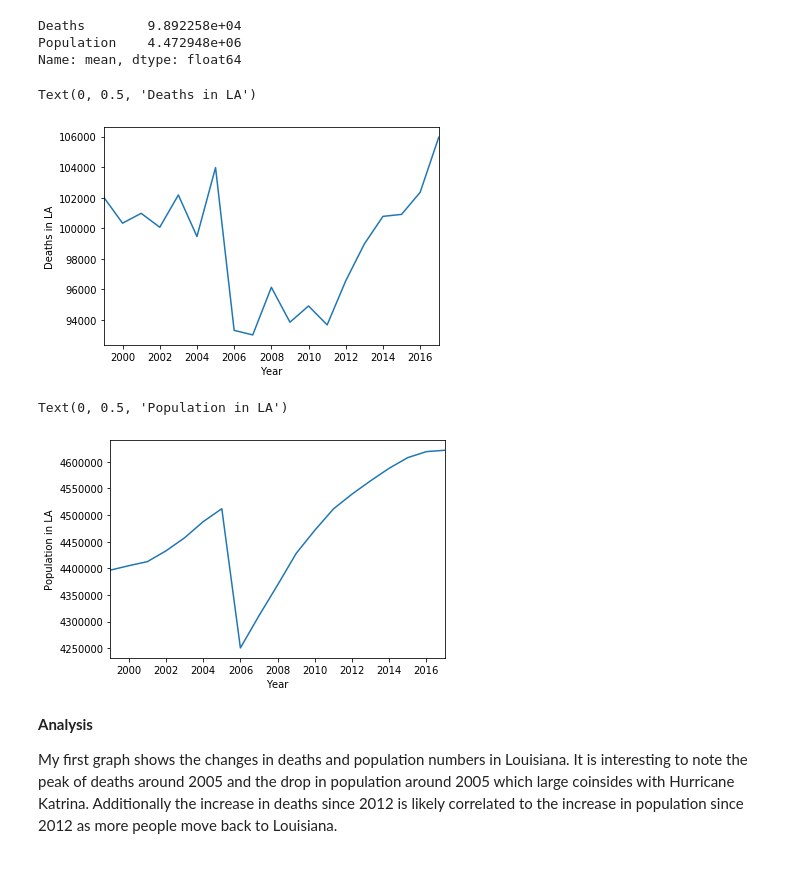
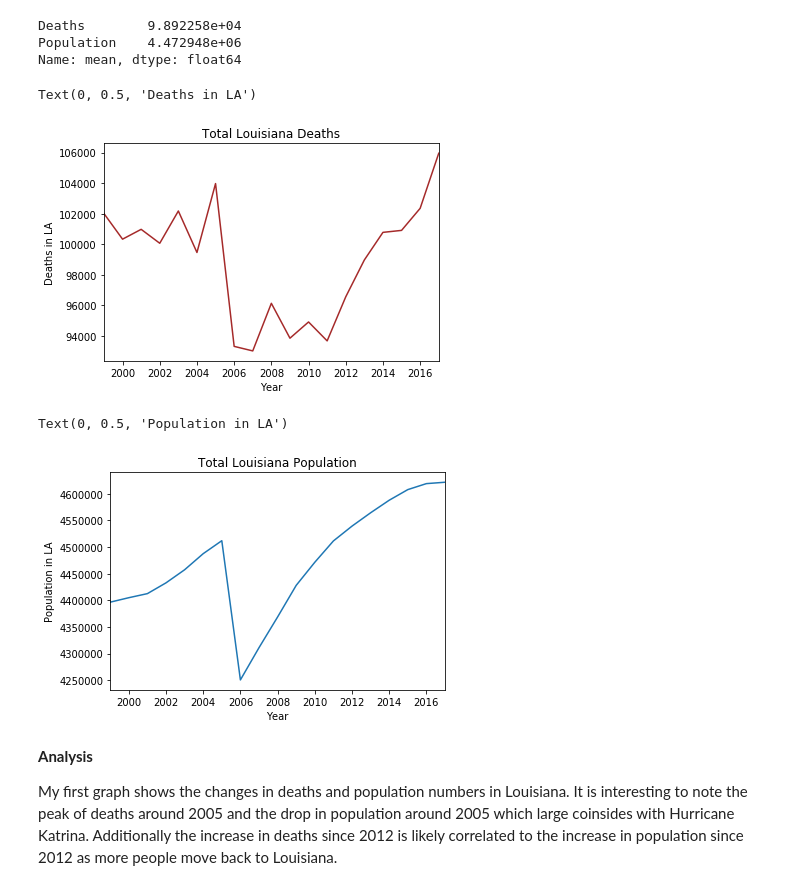
Before and after one commit to ajasica/ajasica.github.io, a Jupyter notebook: Final Tutorial.ipynb, the cells around one changed output. Drawn from its saved outputs; the diff is of its cells as text; code cells hidden in the pictures.

```diff
--- a/Final Tutorial.ipynb
+++ b/Final Tutorial.ipynb
@@ -234,15 +245,15 @@ Deaths        9.892258e+04
 Population    4.472948e+06
 Name: mean, dtype: float64
 # %%
-year_info["Deaths"].plot.line().set_ylabel("Deaths in LA")
+year_info["Deaths"].plot.line(title="Total Louisiana Deaths", color="brown").set_ylabel("Deaths in LA")
 # %% [output]
 Text(0, 0.5, 'Deaths in LA')
-[figure, old version]
+[figure, new version]
 # %%
-year_info["Population"].plot.line().set_ylabel("Population in LA")
+year_info["Population"].plot.line(title="Total Louisiana Population").set_ylabel("Population in LA")
 # %% [output]
 Text(0, 0.5, 'Population in LA')
-[figure, old version]
+[figure, new version]
 # %% [markdown]
 **Analysis**
 
```
Also changed, not shown: parts of 42 cells of this notebook, 3 other files.
